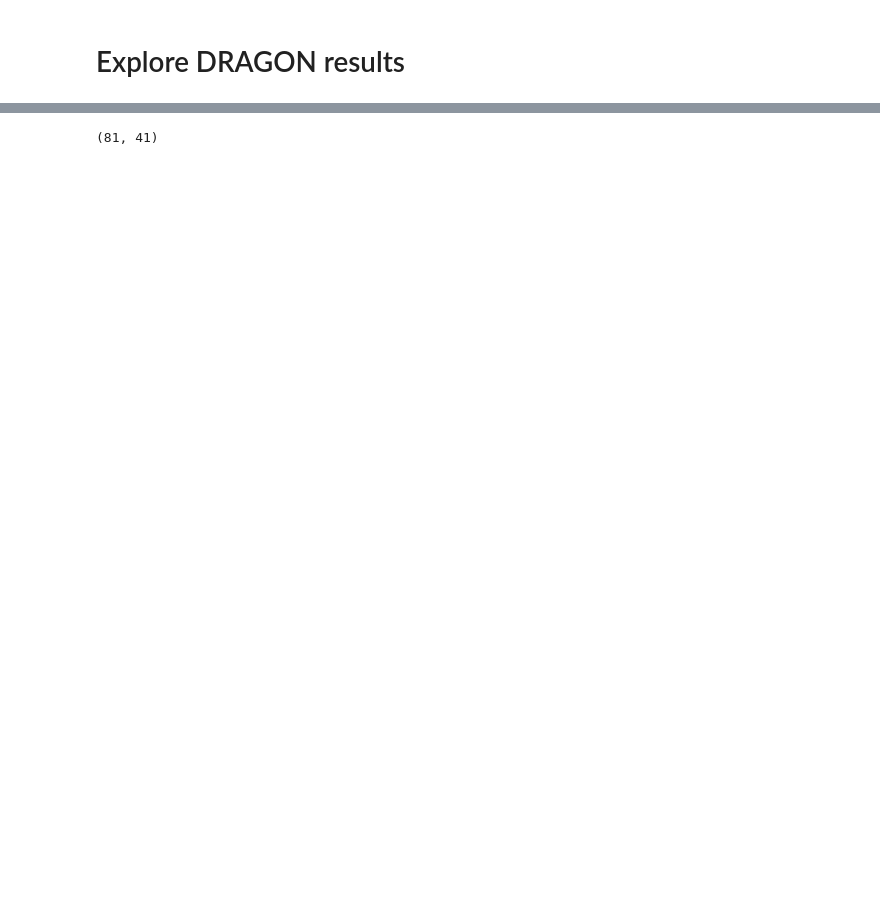
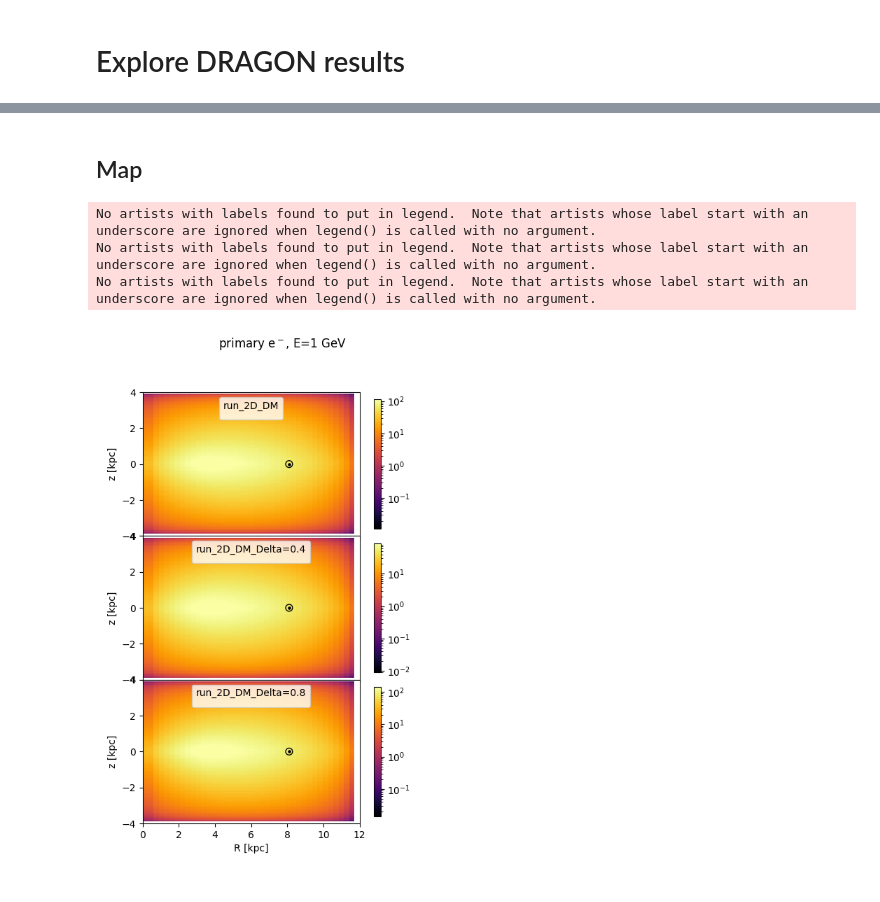
Before and after one commit to paranoya/cosmic-rays, a Jupyter notebook: DRAGON/model_results.ipynb, the cells around one changed output, grey strips where cells are left out. Drawn from its saved outputs; the diff is of its cells as text; code cells hidden in the pictures; blank space fills up the shorter version.

```diff
--- a/DRAGON/model_results.ipynb
+++ b/DRAGON/model_results.ipynb
@@ -14,0 +160,2 @@ model = 'run_2D_DM'
+# %%
+output_dir = 'output'
@@ -68,20 +234,0 @@ for hdu in hdulist[1:]:
-# %%
-particle_names = {
-    'Z=-1, A=0': r'e$^-$',
-    'Z=1, A=0': r'e$^+$',
-    'Z=-1, A=1': r'$\bar p$',
-    'Z=1, A=1': r'p',
-}
-
-spectra = {}
-for i, hdu in enumerate(hdulist[1:]):
-    if hdu.header['SEC']:
-        origin = "secondary"
-    elif hdu.header['DM']:
-        origin = "DM"
-    elif hdu.header['EXTRA']:
-        origin = "extra"
-    else:
-        origin = "primary"
-    particle = f"Z={hdu.header['Z_']}, A={hdu.header['A']}"
-    spectra[f'{origin} {particle_names.get(particle, particle)}'] = hdu.data
@@ -118,4 +235,29 @@ data = spectra['primary e$^-$']
-# %%
-data[:, :, 55].shape
-# %% [output]
-(81, 41)
+# %% [markdown]
+## Map
+# %%
+fig_name='map'
+plt.close(fig_name)
+
+panel_size = 8/n_models
+fig = plt.figure(fig_name, figsize=(np.clip(2*panel_size, 4, 12), 8))
+axes = fig.subplots(nrows=n_models, ncols=1, squeeze=False,
+                    sharex=True, sharey=True,
+                    gridspec_kw={'hspace': 0, 'wspace': 0}
+                   )
+
+species = 'primary e$^-$'
+energy = 1
+fig.suptitle(f'{species}, E={energy} GeV')
+
+for i, model in enumerate(models):
+    ax = axes[i, 0]
+    model.plot_map(species, energy, ax)
+    ax.set_ylabel('z [kpc]')
+
+axes[-1, 0].set_xlabel('R [kpc]')
+plt.show()
+# %% [output]
+No artists with labels found to put in legend.  Note that artists whose label start with an underscore are ignored when legend() is called with no argument.
+No artists with labels found to put in legend.  Note that artists whose label start with an underscore are ignored when legend() is called with no argument.
+No artists with labels found to put in legend.  Note that artists whose label start with an underscore are ignored when legend() is called with no argument.
+[figure, added]
```
Also changed, not shown: parts of 27 cells of this notebook.
